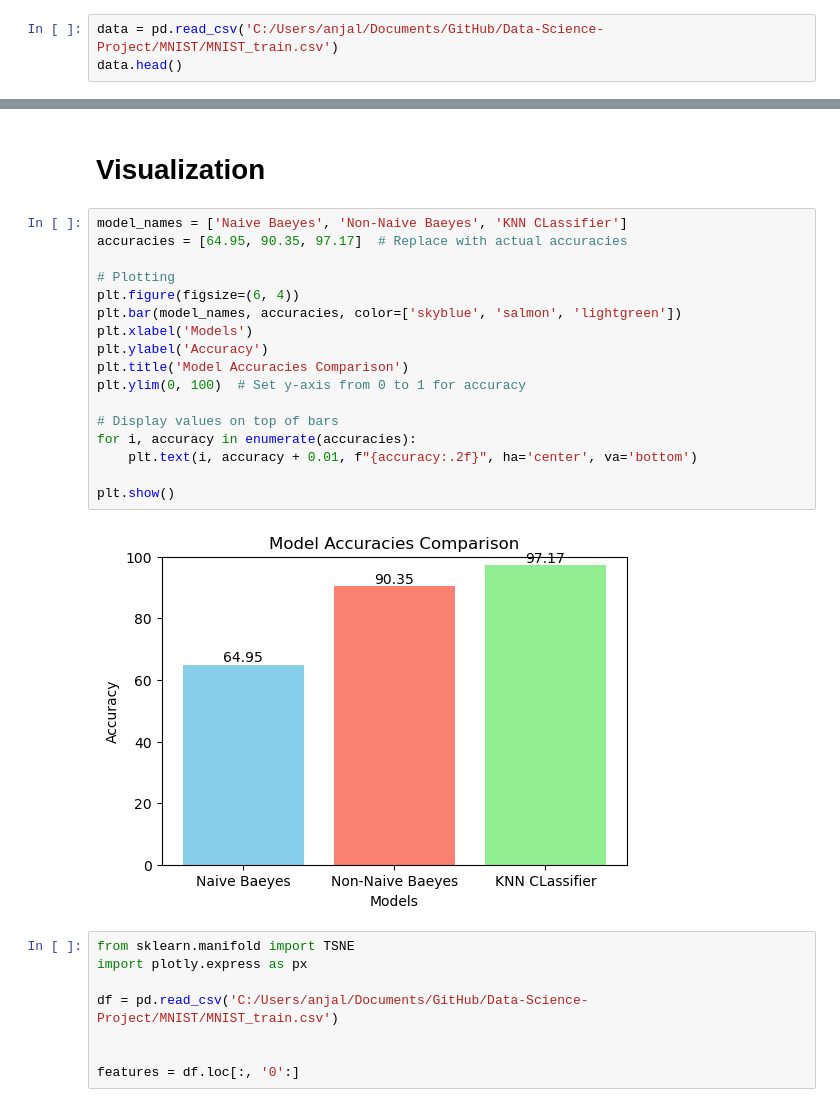
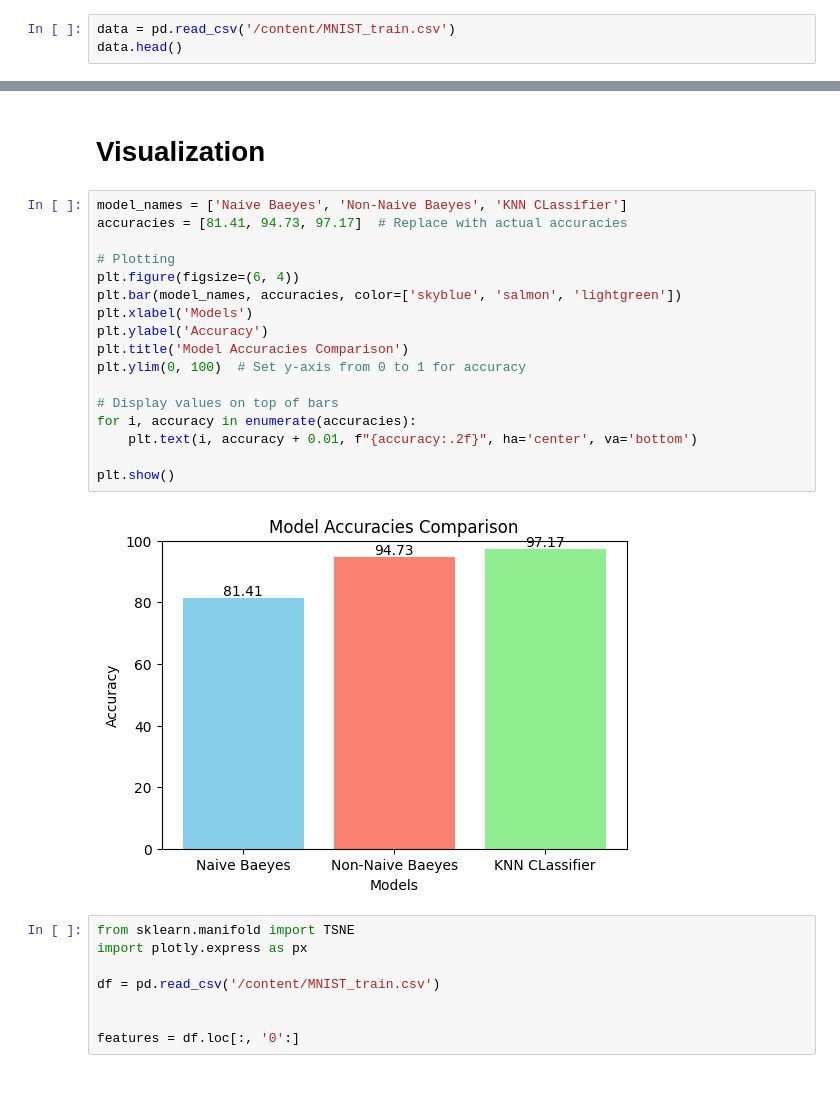
Before and after one commit to AnjaliMizJ/Data-Science-Project, a Jupyter notebook: MNIST/MNIST_Project.ipynb, the cells around one changed output, grey strips where cells are left out. Saved outputs shown, nothing was run; the diff lists cells and outputs as text.

```diff
--- a/MNIST/MNIST_Project.ipynb
+++ b/MNIST/MNIST_Project.ipynb
@@ -9,7 +9,7 @@ import seaborn as sns
 # %% [markdown]
 ## Training Dataset
 # %%
-data = pd.read_csv('C:/Users/anjal/Documents/GitHub/Data-Science-Project/MNIST/MNIST_train.csv')
+data = pd.read_csv('/content/MNIST_train.csv')
 data.head()
 # %% [output]
 |  | Unnamed: 0 | index | labels | 0 | 1 | 2 | 3 | 4 | 5 | 6 | ... | ... |
@@ -267,28 +307,28 @@ accuracy(y_test,y_hat_test)
 # Visualization
 # %%
 model_names = ['Naive Baeyes', 'Non-Naive Baeyes', 'KNN CLassifier']
-accuracies = [64.95, 90.35, 97.17]  # Replace with actual accuracies
+accuracies = [81.41, 94.73, 97.17]  # Replace with actual accuracies
 
 # Plotting
 plt.figure(figsize=(6, 4))
 plt.bar(model_names, accuracies, color=['skyblue', 'salmon', 'lightgreen'])
 plt.xlabel('Models')
 plt.ylabel('Accuracy')
 plt.title('Model Accuracies Comparison')
 plt.ylim(0, 100)  # Set y-axis from 0 to 1 for accuracy
 
 # Display values on top of bars
 for i, accuracy in enumerate(accuracies):
     plt.text(i, accuracy + 0.01, f"{accuracy:.2f}", ha='center', va='bottom')
 
 plt.show()
 # %% [output]
-[figure, old version]
+[figure, new version]
 # %%
 from sklearn.manifold import TSNE
 import plotly.express as px
 
-df = pd.read_csv('C:/Users/anjal/Documents/GitHub/Data-Science-Project/MNIST/MNIST_train.csv')
+df = pd.read_csv('/content/MNIST_train.csv')
 
 
 features = df.loc[:, '0':]
```
Also changed, not shown: parts of 17 cells of this notebook.
